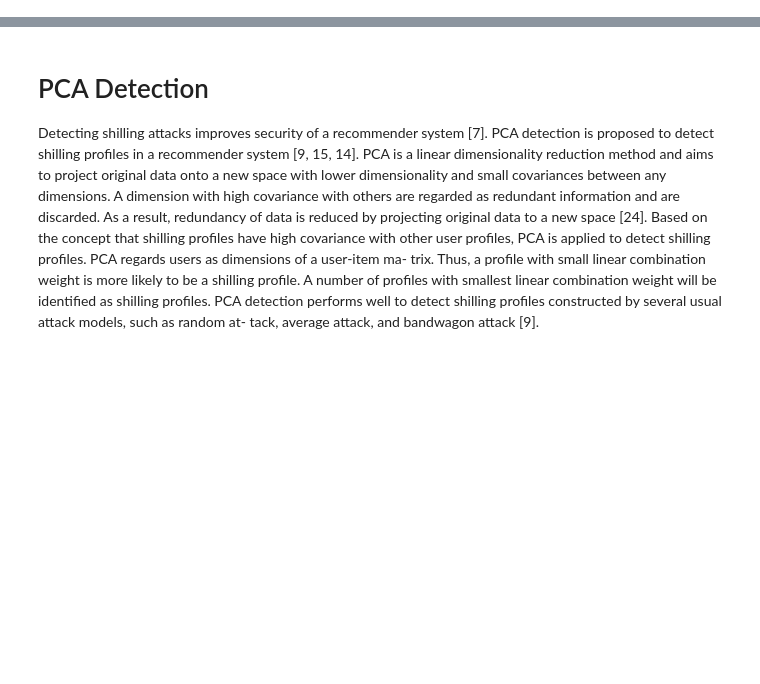
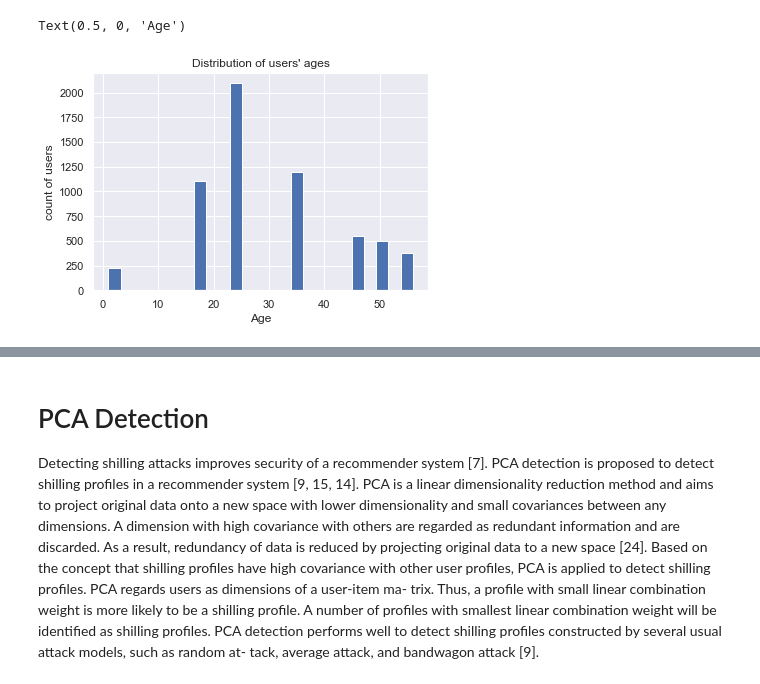
Before and after one commit to ebarkhordar/shilling-attack-detection-for-recommender-systems, a Jupyter notebook: analyze.ipynb, the cells around one changed output, grey strips where cells are left out. Cells and saved outputs as stored; diff of their text form; code cells hidden in the pictures; blank space fills up the shorter version.

```diff
--- a/analyze.ipynb
+++ b/analyze.ipynb
@@ -26,0 +83,8 @@ ratings_df['Rating'].std()
+# %%
+df.Age.plot.hist(bins=25)
+plt.title("Distribution of users' ages")
+plt.ylabel('count of users')
+plt.xlabel('Age')
+# %% [output]
+Text(0.5, 0, 'Age')
+[figure, added]
```
Also changed, not shown: parts of 80 cells of this notebook.
